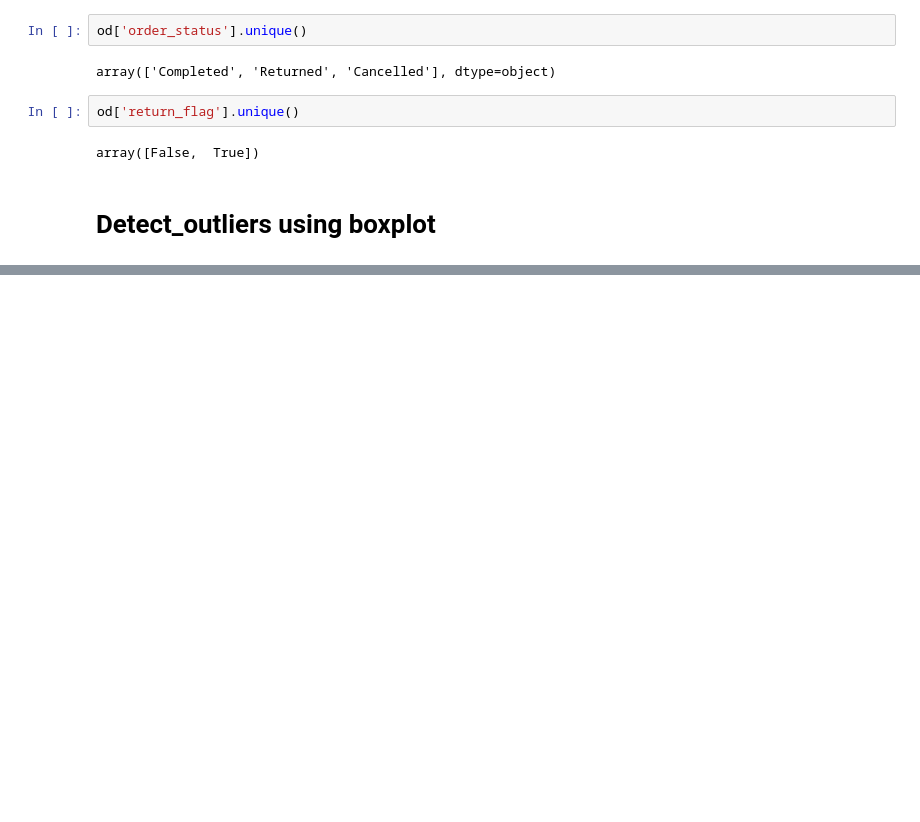
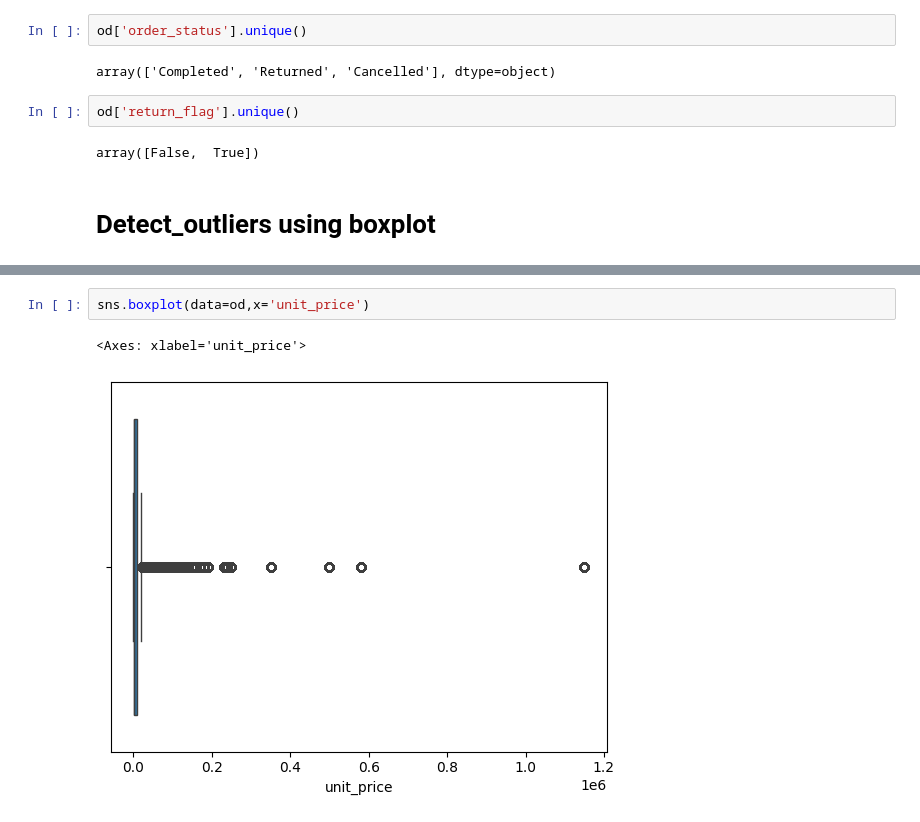
Before and after one commit to BhupathiTharun/Supply-chain-data-warehouse, a Jupyter notebook: notebooks/02_Data_Cleaning.ipynb, the cells around one changed output, grey strips where cells are left out. Drawn from its saved outputs; the diff is of its cells as text; blank space fills up the shorter version.

```diff
--- a/notebooks/02_Data_Cleaning.ipynb
+++ b/notebooks/02_Data_Cleaning.ipynb
@@ -505,0 +522,5 @@ array([False,  True])
+# %%
+sns.boxplot(data=od,x='unit_price')
+# %% [output]
+<Axes: xlabel='unit_price'>
+[figure, added]
```
Also changed, not shown: parts of 40 cells of this notebook.
